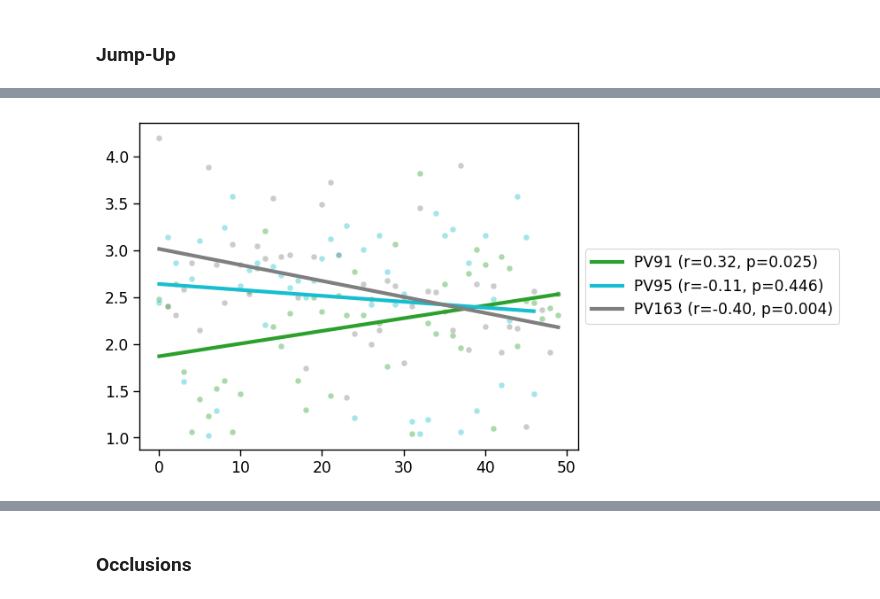
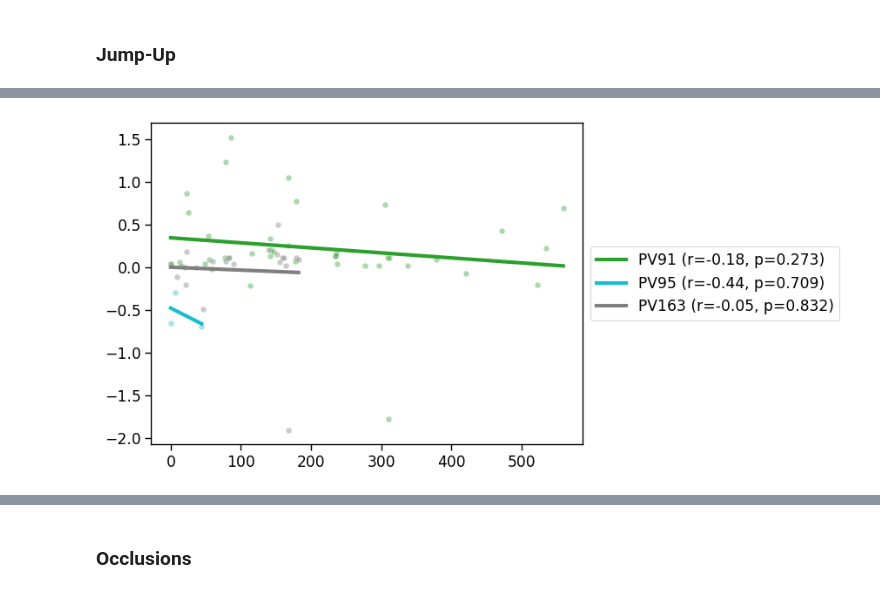
Before and after one commit to EvolutionaryNeuralCodingLab/PreyTouch, a Jupyter notebook: notebooks/paper_figs.ipynb, the cells around one changed output, grey strips where cells are left out. Drawn from its saved outputs; the diff is of its cells as text; code cells hidden in the pictures.

```diff
--- a/notebooks/paper_figs.ipynb
+++ b/notebooks/paper_figs.ipynb
@@ -624,16 +624,21 @@ def calc_jumps(is_cache=True):
             jdf = pickle.load(f)
     else:
         jdf = df.query('movement_type=="jump_up" and time>="2023-05-25"').copy()
-        jdf['y_pred_distance'] = None
-        jdf['time_from_jump'] = None
+        for c in ['y_pred_distance', 'time_from_jump', 'bug_pos_leap_x', 'bug_pos_leap_y', 'strike_pos_x', 'strike_pos_y']:
+            jdf[c] = None
         for i, row in tqdm(jdf.iterrows(), total=len(jdf)):
             try:
                 ld = Loader(row.strike_id, 'front', orm=orm, is_debug=False, is_use_db=False)
                 sa = StrikeAnalyzer(ld, is_y_pd=True)
                 jdf.loc[i, 'y_pred_distance'] = sa.prediction_distance
                 jdf.loc[i, 'time_from_jump'] = get_time_from_prev_jump(ld)
+                jdf.loc[i, 'bug_pos_leap_x'] = sa.bug_pos_at_leap[0]
+                jdf.loc[i, 'bug_pos_leap_y'] = sa.bug_pos_at_leap[1]
+                jdf.loc[i, 'strike_pos_x'] = sa.strike_position[0]
+                jdf.loc[i, 'strike_pos_y'] = sa.strike_position[1]
             except Exception as exc:
                 continue
+        jdf['miss_distance_y'] = jdf.bug_pos_leap_y - jdf.strike_pos_y
         with cache_path.open('wb') as f:
             pickle.dump(jdf, f)
 
@@ -650,7 +655,7 @@ def plot_jump_up_pd_misses(jdf, axes=None):
             continue
         block_ids, pds, misses = [], [], []
         for block_id, x in jdf_.groupby('block_id'):
-            pds.append(x.y_pred_distance.abs().mean())
+            pds.append(x.y_pred_distance.mean())  #.abs()
             misses.append(x.miss_distance.mean())
             block_ids.append(block_id)
         block_ids = [b - block_ids[0] for b in block_ids]
@@ -706,6 +711,3 @@ def plot_tongue_verification(ax, res):
         ax.scatter(t[r['app_jump_id']], y[r['app_jump_id']], color='tab:purple')
         ax.set_xlabel('Time around strike [sec]')
         ax.set_ylabel("Arena's Y-axis [cm]")
-
-
-jf = calc_jumps(is_cache=True)
@@ -711,0 +716,15 @@ jf = calc_jumps(is_cache=True)
+# %%
+ax = plt.subplot()
+max_vals = 1000
+for animal_id in ['PV91', 'PV95', 'PV163']:
+    # and y_pred_distance<(0-1)
+    #  and 0.005 <= time_from_jump <= 0.4
+    jf_ = jf.query(f'animal_id=="{animal_id}" and y_pred_distance==y_pred_distance').sort_values(by='time').copy()  #  and (0-5) < y_pred_distance<(0-1)
+    # jf_['y_pred_distance'] = jf_.y_pred_distance.abs()
+    # jf_ = jf_.query('y_pred_distance>1')
+    y = jf_.y_pred_distance.values.astype(float)[:max_vals]
+    # x = jf_.time_from_jump.values.astype(float)[-max_vals:]
+    x = (jf_.strike_id - jf_.strike_id.iloc[0]).values.astype(float)[:max_vals]
+    # x = np.arange(len(y))
+    sns.scatterplot(x=x, y=y, c=COLORS[animal_id], alpha=0.4)
+    plot_regression(ax, x, y, color=COLORS[animal_id], prefix=animal_id, linewidth=3)
@@ -712,19 +733,20 @@ jf = calc_jumps(is_cache=True)
 # %%
 ax = plt.subplot()
-max_vals = 50
+max_vals = 1000
 for animal_id in ['PV91', 'PV95', 'PV163']:
     # and y_pred_distance<(0-1)
     #  and 0.005 <= time_from_jump <= 0.4
-    jf_ = jf.query(f'animal_id=="{animal_id}" and y_pred_distance==y_pred_distance').sort_values(by='time').copy()  #  and (0-5) < y_pred_distance<(0-1)
-    jf_['y_pred_distance'] = jf_.y_pred_distance.abs()
-    jf_ = jf_.query('y_pred_distance>1')
+    jf_ = jf.query(f'animal_id=="{animal_id}" and y_pred_distance==y_pred_distance and 740 < bug_pos_leap_y < 760').sort_values(by='time').copy()  #  and (0-5) < y_pred_distance<(0-1)
+    # jf_['y_pred_distance'] = jf_.y_pred_distance.abs()
+    # jf_ = jf_.query('y_pred_distance>1')
     y = jf_.y_pred_distance.values.astype(float)[:max_vals]
     # x = jf_.time_from_jump.values.astype(float)[-max_vals:]
-    x = np.arange(len(y))
+    x = (jf_.strike_id - jf_.strike_id.iloc[0]).values.astype(float)[:max_vals]
+    # x = np.arange(len(y))
     sns.scatterplot(x=x, y=y, c=COLORS[animal_id], alpha=0.4)
     plot_regression(ax, x, y, color=COLORS[animal_id], prefix=animal_id, linewidth=3)
 # %% [output]
-[figure, old version]
+[figure, new version]
 # %%
 plot_jump_up_pd_misses(jf)
 # %% [output]
```
Also changed, not shown: parts of 13 cells of this notebook, 9 other files.
